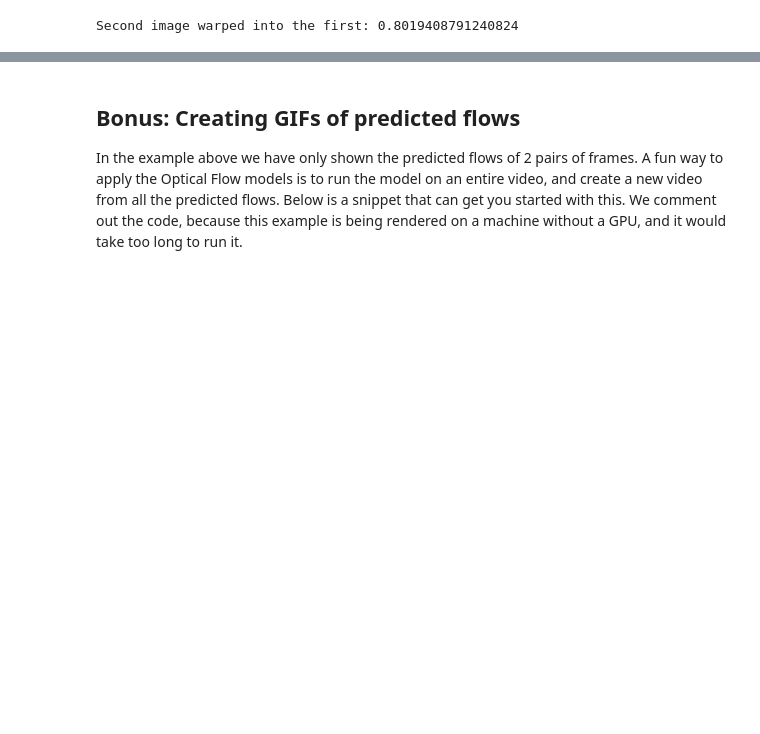
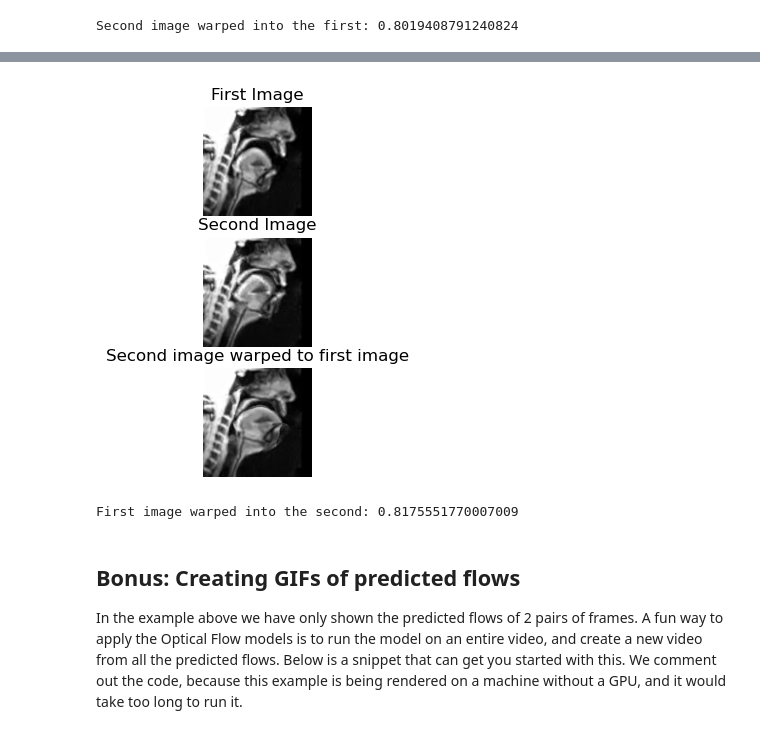
Before and after one commit to mishined/FYP, a Jupyter notebook: RAFT_optical_flow.ipynb, the cells around one changed output, grey strips where cells are left out. Drawn from its saved outputs; the diff is of its cells as text; code cells hidden in the pictures; blank space fills up the shorter version.

```diff
--- a/RAFT_optical_flow.ipynb
+++ b/RAFT_optical_flow.ipynb
@@ -338,3 +379,22 @@ ax.set_axis_off()
+# %%
+import flowpy
+
+flows[1][np.isnan(flows[1])] = 0
+warped_first_image = flowpy.forward_warp(images1[1], flows[1])
+
+fig, axes = plt.subplots(3, 1)
+# fig, ax = plt.subplots(2, 2, figsize=(10,7))
+for ax, image, title in zip(axes, (images1[1, :,:,0], images2[1, :,:,0], warped_first_image[:,:, 0]),
+                            ("First Image", "Second Image", "Second image warped to first image")):
+    ax.imshow(image, cmap = 'gray')
+    ax.set_title(title)
+    ax.set_axis_off()
+
+plt.show()
+print('First image warped into the second:', sm.structural_similarity(images2[1, :, :, 0], warped_first_image[:,:,0]))
+# %% [output]
+[figure, added]
+First image warped into the second: 0.8175551770007009
 # %% [markdown]
 ## Bonus: Creating GIFs of predicted flows
 In the example above we have only shown the predicted flows of 2 pairs of
```
Also changed, not shown: parts of 7 cells of this notebook, 2 other files.
